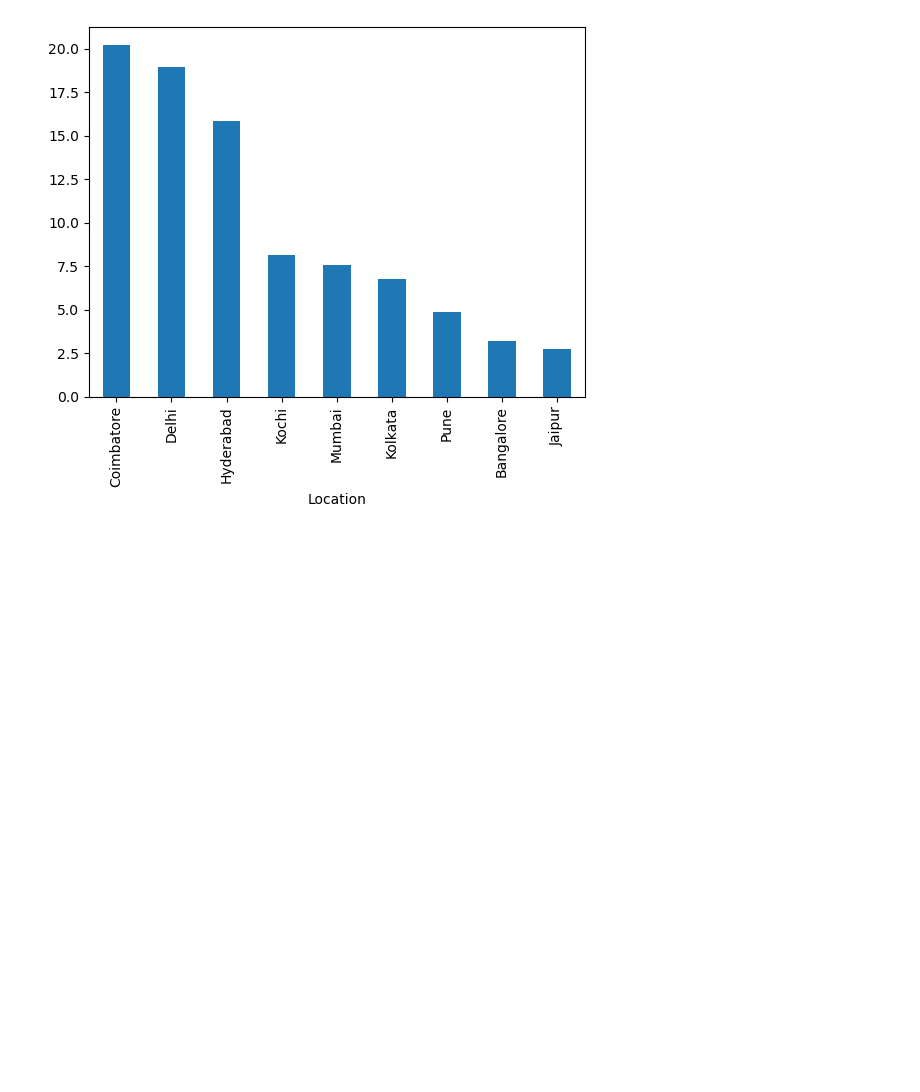
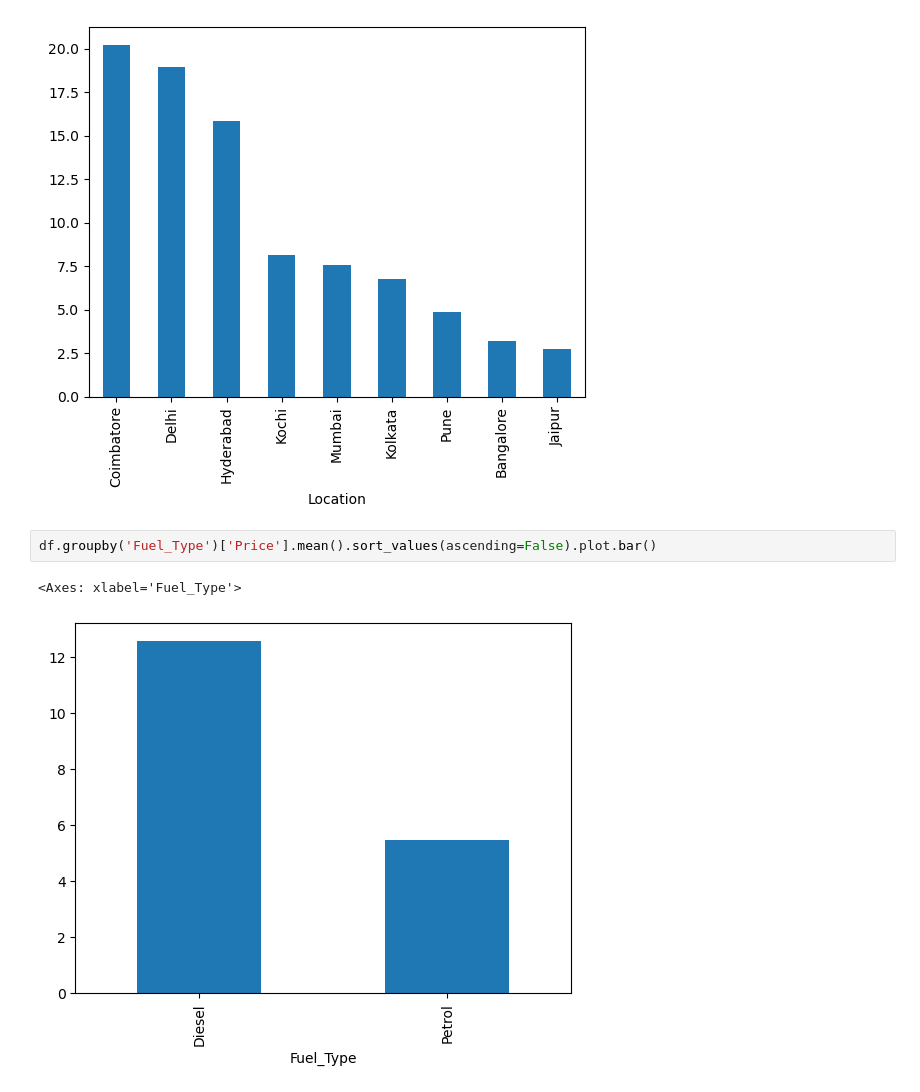
Before and after one commit to pakarthikstudent/DataEngineering__MLOps, a Jupyter notebook: DAY2/DE-2.ipynb, the cells around one changed output. Saved outputs shown, nothing was run; the diff lists cells and outputs as text; blank space fills up the shorter version.

```diff
--- a/DAY2/DE-2.ipynb
+++ b/DAY2/DE-2.ipynb
@@ -1220,3 +1220,8 @@ df.groupby('Location')['Price'].mean().sort_values(ascending=False).plot.bar()
 # %% [output]
 <Axes: xlabel='Location'>
 [figure]
+# %%
+df.groupby('Fuel_Type')['Price'].mean().sort_values(ascending=False).plot.bar()
+# %% [output]
+<Axes: xlabel='Fuel_Type'>
+[figure, added]
```
Also changed, not shown: parts of 37 cells of this notebook.
